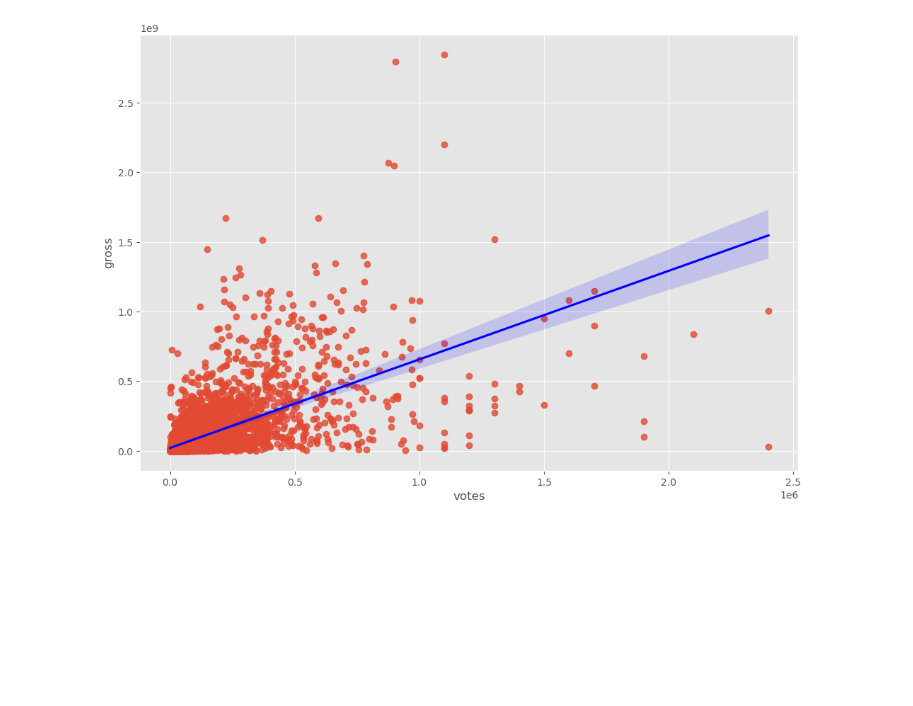
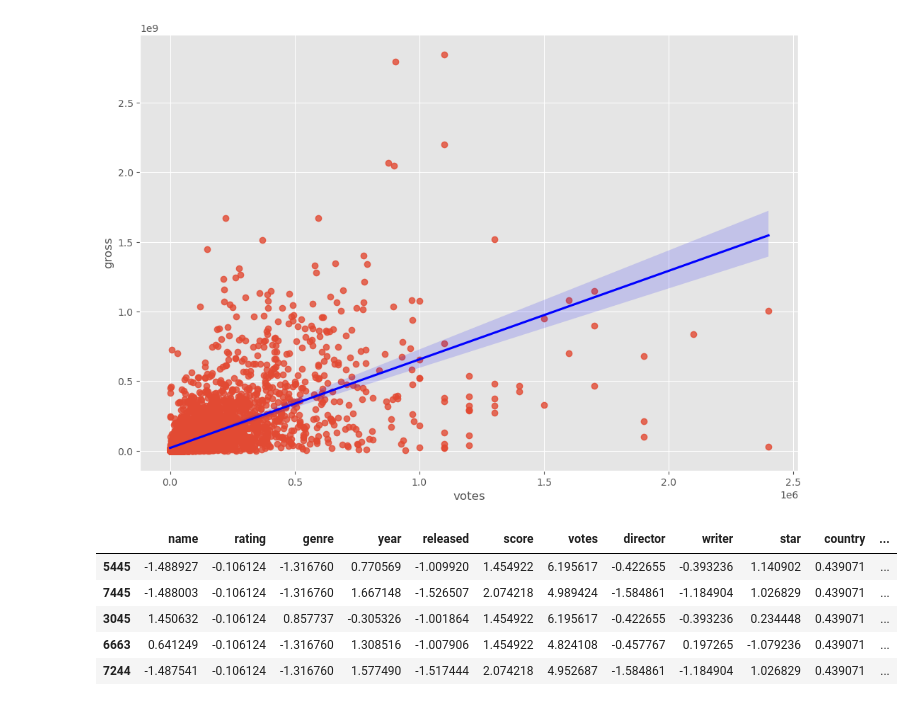
Before and after one commit to nfernandez97/DataPortfolioProject, a Jupyter notebook: Correlation project.ipynb, the cells around one changed output. Saved outputs shown, nothing was run; the diff lists cells and outputs as text; code cells hidden in the pictures; blank space fills up the shorter version.

```diff
--- a/Correlation project.ipynb
+++ b/Correlation project.ipynb
@@ -181,0 +177,10 @@ sns.regplot(x='votes', y='gross', data=df, line_kws={'color':'blue'})
+# %%
+df_numerized = mean_norm(df_numerized)
+df_numerized.head()
+# %% [output]
+|  | name | rating | genre | year | released | score | votes | director | writer | star | country | ... |
+| 5445 | -1.488927 | -0.106124 | -1.316760 | 0.770569 | -1.009920 | 1.454922 | 6.195617 | -0.422655 | -0.393236 | 1.140902 | 0.439071 | ... |
+| 7445 | -1.488003 | -0.106124 | -1.316760 | 1.667148 | -1.526507 | 2.074218 | 4.989424 | -1.584861 | -1.184904 | 1.026829 | 0.439071 | ... |
+| 3045 | 1.450632 | -0.106124 | 0.857737 | -0.305326 | -1.001864 | 1.454922 | 6.195617 | -0.422655 | -0.393236 | 0.234448 | 0.439071 | ... |
+| 6663 | 0.641249 | -0.106124 | -1.316760 | 1.308516 | -1.007906 | 1.454922 | 4.824108 | -0.457767 | 0.197265 | -1.079236 | 0.439071 | ... |
+| 7244 | -1.487541 | -0.106124 | -1.316760 | 1.577490 | -1.517444 | 2.074218 | 4.952687 | -1.584861 | -1.184904 | 1.026829 | 0.439071 | ... |
```
Also changed, not shown: parts of 11 cells of this notebook.
